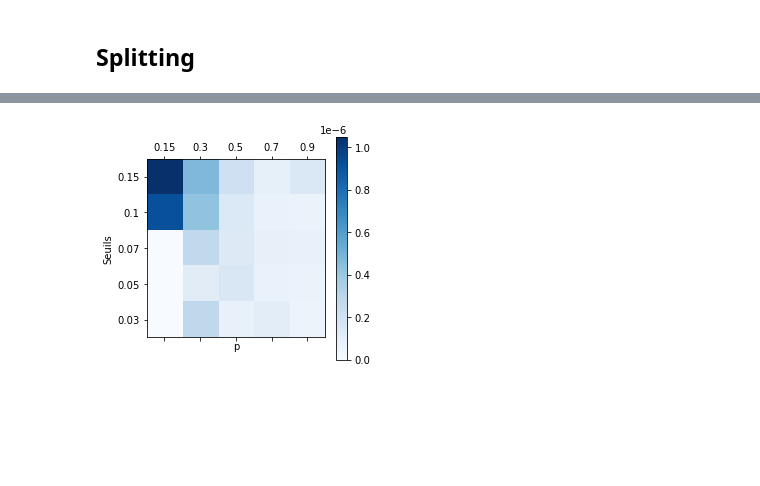
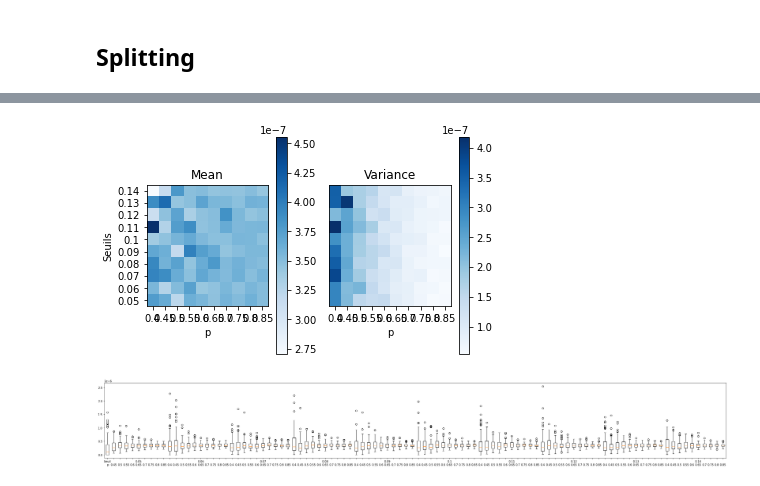
Before and after one commit to pinnertw/Modal, a Jupyter notebook: TPs/Projet_Modal-Q1-1.ipynb, the cells around one changed output, grey strips where cells are left out. Cells and saved outputs as stored; diff of their text form; code cells hidden in the pictures; blank space fills up the shorter version.

```diff
--- a/TPs/Projet_Modal-Q1-1.ipynb
+++ b/TPs/Projet_Modal-Q1-1.ipynb
@@ -525,10 +529,0 @@ plt.show()
-# %%
-plt.matshow(proba.std(axis=2), cmap=plt.cm.Blues)
-plt.xticks([0, 1, 2, 3, 4], ps)
-plt.xlabel("p")
-plt.yticks([0, 1, 2, 3, 4], seuils)
-plt.ylabel("Seuils")
-plt.colorbar()
-plt.show()
-# %% [output]
-[figure, removed]
@@ -536,0 +530,8 @@ print("Estimation de la probabilité de ruine pour m=1 par méthode de Splitting
+# %%
+seuils = [0.05, 0.06, 0.07, 0.08, 0.09, 0.10, 0.11, 0.12, 0.13, 0.14]
+ps = [0.4, 0.45, 0.5, 0.55, 0.6, 0.65, 0.7, 0.75, 0.8, 0.85]
+
+analyse("probas2.npy", seuils, ps)
+# %% [output]
+[figure, added]
+[figure, added]
```
Also changed, not shown: parts of 17 cells of this notebook, 16 other files.
